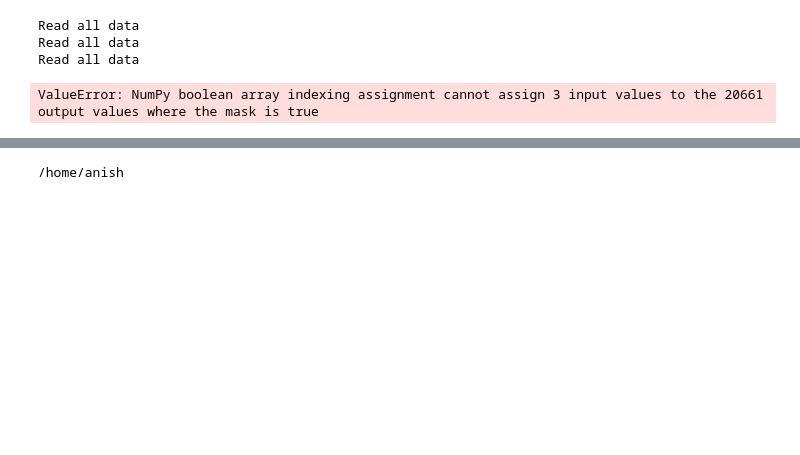
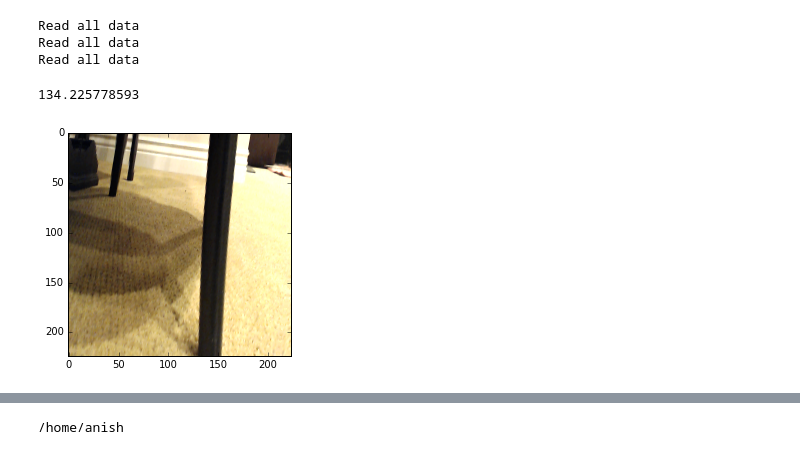
Before and after one commit to asinghani/freespace-nn, a Jupyter notebook: MakeData.ipynb, the cells around one changed output, grey strips where cells are left out. Drawn from its saved outputs; the diff is of its cells as text; code cells hidden in the pictures; blank space fills up the shorter version.

```diff
--- a/MakeData.ipynb
+++ b/MakeData.ipynb
@@ -22,7 +26,7 @@ def get_img(gen):
 
     image1 = (rgb[:, :, 0:3] / 2.0) + 0.5
     gt, overlay = view_seg_map(image1, label.argmax(axis=2), \
-                      color=(0, 1, 0), include_mask=True)
+                      color=(0, 1, 0), alpha=0.6, include_mask=True)
     features = ((features / 2.0) + 0.5) * 255
     return (image1 * 255).astype(np.uint8), \
             (overlay * 255).astype(np.uint8), \
@@ -33,7 +37,3 @@ def get_img(gen):
             .reshape((224, 224))).astype(np.uint8), \
         (cv2.resize(features[:, :, 2], None, fx = 2, fy = 2) \
             .reshape((224, 224))).astype(np.uint8)
-# %%
-i, l, b, f1, f2, f3 = get_img(train_data)
-# %% [output]
-ValueError: NumPy boolean array indexing assignment cannot assign 3 input values to the 20661 output values where the mask is true
@@ -41,0 +40,7 @@ plt.imshow(l, cmap="gray")
+# %%
+x = get_img(train_data)[0]
+plt.imshow(x)
+print(x.flatten().mean())
+# %% [output]
+134.225778593
+[figure, added]
```
Also changed, not shown: parts of 10 cells of this notebook, 8 other files.
